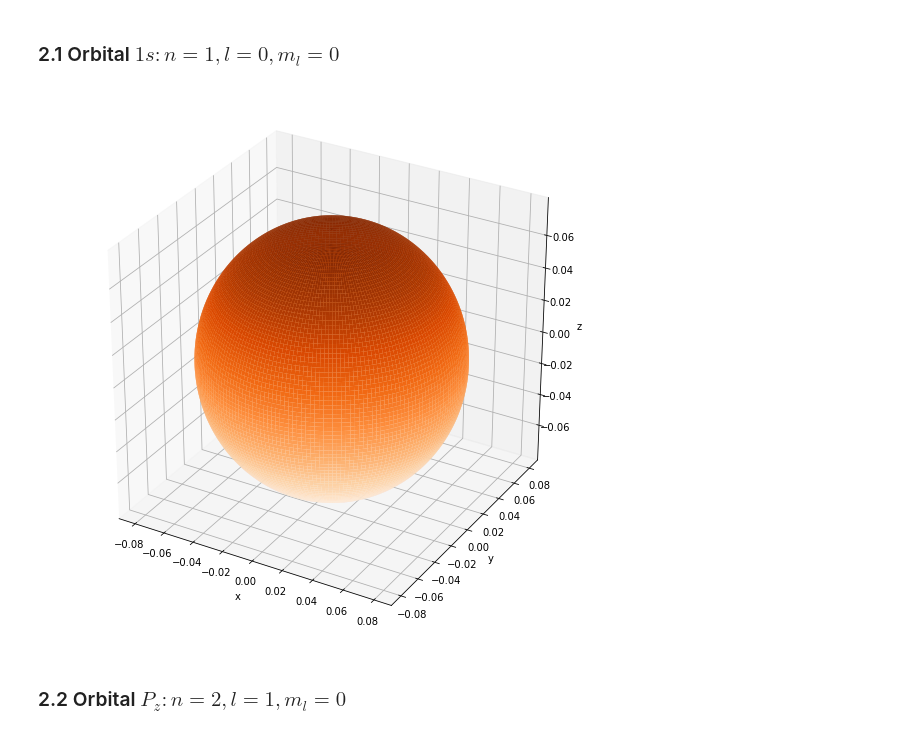
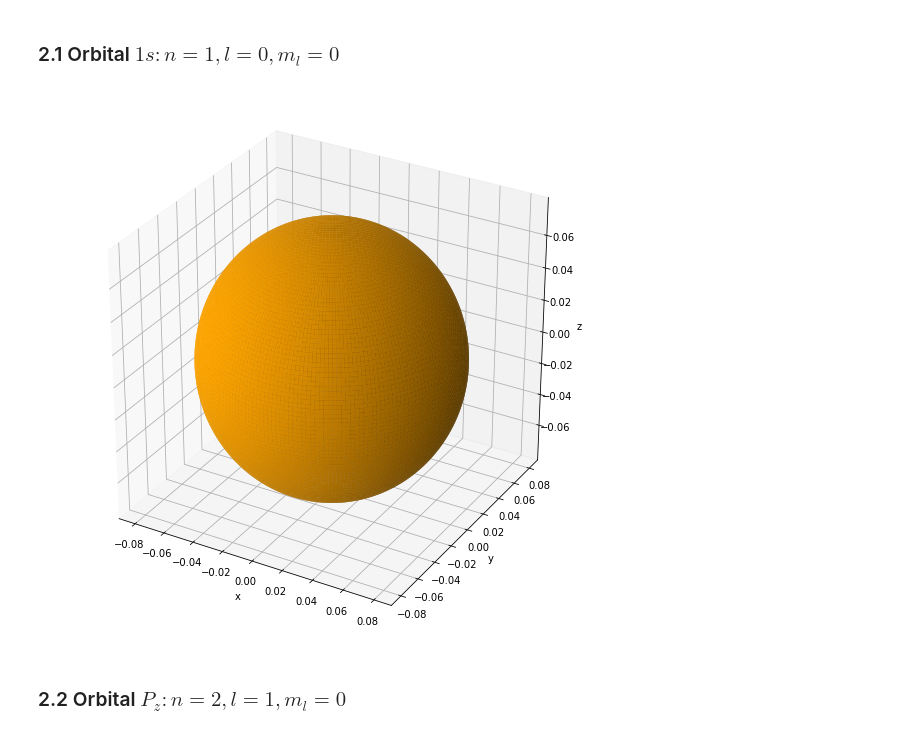
Before and after one commit to coursestaken/estructuramateria, a Jupyter notebook: Ejercicios/7_SolucionAngular.ipynb, the cells around one changed output. Saved outputs shown, nothing was run; the diff lists cells and outputs as text; code cells hidden in the pictures.

```diff
--- a/Ejercicios/7_SolucionAngular.ipynb
+++ b/Ejercicios/7_SolucionAngular.ipynb
@@ -50,5 +50,7 @@ plt.show()
 # %% [markdown]
 ### 1.2 Orbital $P_z: n=2, l=1, m_l=0$
+# %%
+pylab.rcParams['figure.figsize'] = (10.0, 11.0)
 # %%
 c_2p = np.sqrt(3/(4*np.pi))
 
@@ -91,11 +115,16 @@ c_3d = np.sqrt(5/(16*np.pi))
 def Y_3d(theta, phi):
     return c_3d * (3*(np.cos(theta)**2) -1)
 # %%
-theta = np.linspace(0, 2*np.pi, 100)
+theta = np.linspace(0, 2*np.pi, 100+1)
 phi = 0
 thetaG, phiG = np.meshgrid(theta, phi)
 r = Y_3d(thetaG, phiG)
 r2 = Y_3d(thetaG, phiG)**2
+
+x = r * np.cos(thetaG)
+y = r * np.sin(thetaG)
+x2 = r2 * np.cos(thetaG)
+y2 = r2 * np.sin(thetaG)
 
 # plots
 ax1 = plt.subplot(121, projection='polar')
@@ -116,6 +145,7 @@ ax2.set_theta_zero_location("N")
 
 base_fsize = 18
 plt.rc('axes', titlesize=base_fsize+4)
+plt.subplots_adjust(hspace=0.4)
 plt.show()
 # %% [output]
 [figure]
@@ -155,13 +185,13 @@ z = r2 * np.cos(thetaG)
 # %%
 fig = plt.figure()
 ax = plt.axes(projection='3d')
-ax.plot_surface(x, y, z, rstride=1, cstride=1, cmap='Oranges', edgecolor='none')
+ax.plot_surface(x, y, z, rstride=1, cstride=1, color='orange', edgecolor='none')
 ax.set_xlabel('x')
 ax.set_ylabel('y')
 ax.set_zlabel('z')
 plt.show()
 # %% [output]
-[figure, old version]
+[figure, new version]
 # %% [markdown]
 ### 2.2 Orbital $P_z: n=2, l=1, m_l=0$
 # %%
```
Also changed, not shown: parts of 7 cells of this notebook, 1 other file.
